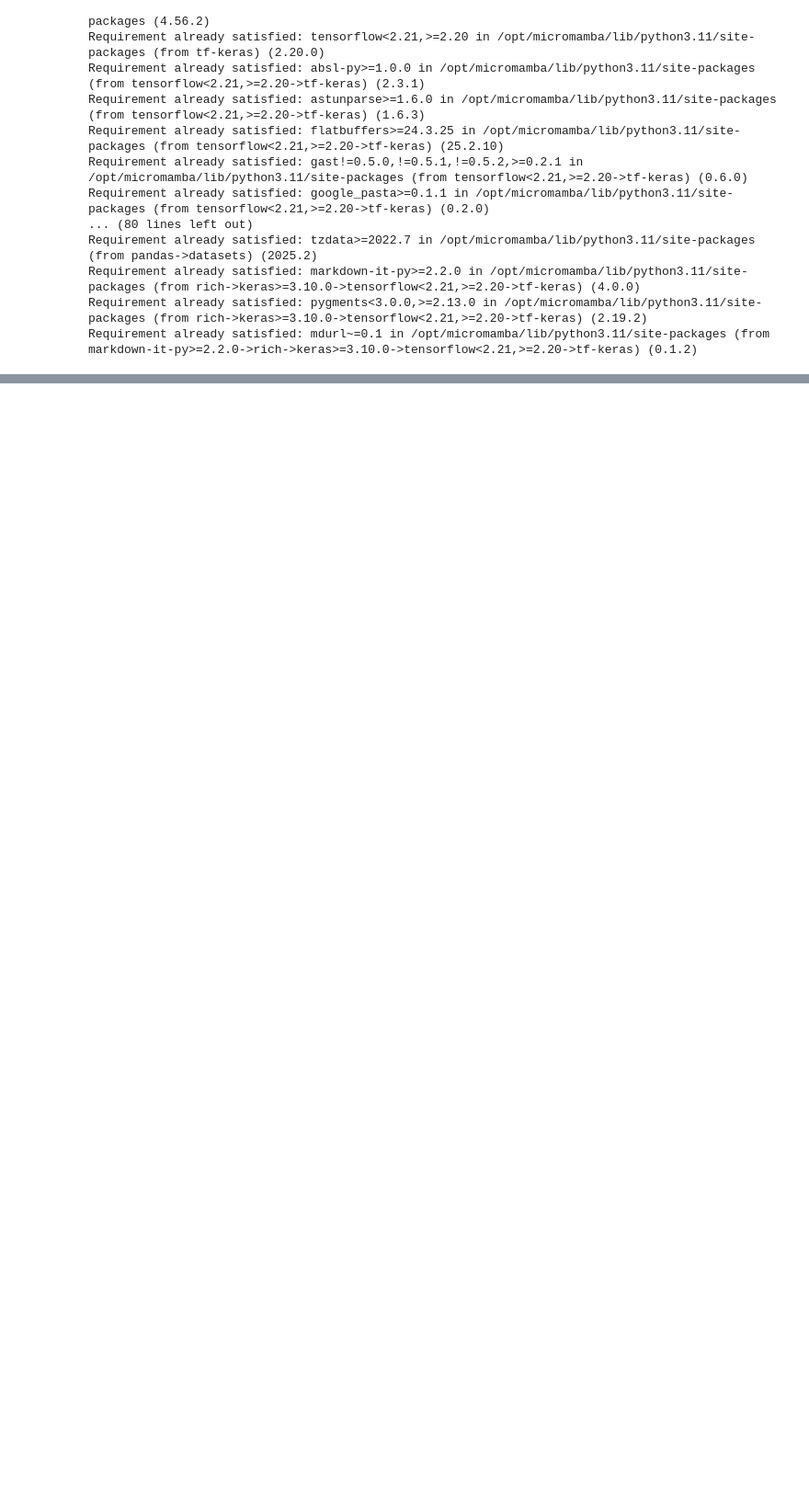
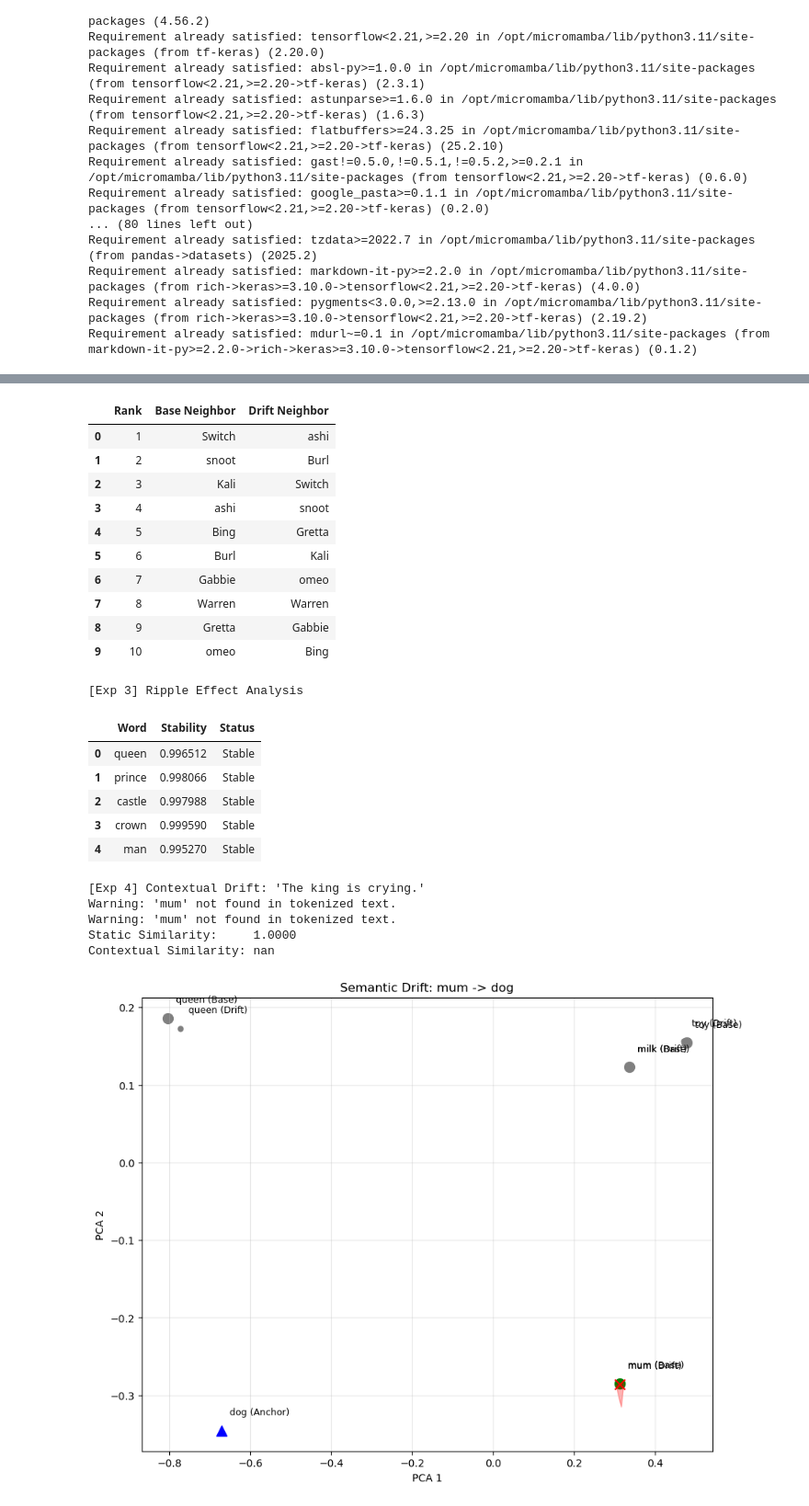
Before and after one commit to MarkusStefan/Semantic-Embedding-Evolution, a Jupyter notebook: notebooks/synthetic_semantic_drift.ipynb, the cells around one changed output, grey strips where cells are left out. Shown at 92% size. Drawn from its saved outputs; the diff is of its cells as text; code cells hidden in the pictures; blank space fills up the shorter version.

```diff
--- a/notebooks/synthetic_semantic_drift.ipynb
+++ b/notebooks/synthetic_semantic_drift.ipynb
@@ -299,0 +316,17 @@ def plot_loss(history: List[Dict]) -> None:
+# %%
+def get_word_support(dataset: Dataset, word: str) -> Dataset:
+    """
+    Filters the dataset to only include samples containing the specified word.
+    """
+    pattern = re.compile(rf'\b{re.escape(word)}\b', re.IGNORECASE)
+
+    def contains_word(example):
+        return bool(pattern.search(example['text']))
+
+    filtered_dataset = dataset.filter(contains_word, num_proc=4)
+    return len(filtered_dataset)
+
+
+query_words = ['mum', 'king', 'dog', 'person', 'girl', 'balloon', 'stone']
+for query_word in query_words:
+    print(f"count of '{query_word}' in dataset:", get_word_support(dataset, query_word))
@@ -458,0 +1611,34 @@ Starting training (1 epochs)...
+# %%
+# Initialize Analyzer
+OUTPUT_DIR = LOCAL_DIR / "analysis"
+OUTPUT_DIR.mkdir(exist_ok=True)
+
+analyzer = DriftAnalyzer(BASE_MODEL_DIR, DRIFT_MODEL_DIR)
+
+# 1. Vector Drift
+df_vector = analyzer.experiment_vector_drift(TARGET_WORD, CONCEPT_SOURCE)
+display(df_vector)
+
+# 2. Semantic Forgetting
+# Original context: "The king sat on his..." -> Expect "throne"
+# df_forget = analyzer.experiment_semantic_forgetting("The king sat on his", "throne")
+df_forget = analyzer.experiment_semantic_forgetting("The little girl is", "person")
+display(df_forget)
+
+# 3. Neighborhood Shift (NEW)
+# See how the neighbors change from royal words to baby words
+df_neighborhood = analyzer.experiment_neighborhood_shift(TARGET_WORD, k=10)
+display(df_neighborhood)
+
+# 4. Ripple Effect
+# Check if related words moved
+neighbors = ["queen", "prince", "castle", "crown", "man"]
+df_ripple = analyzer.experiment_ripple_effect(neighbors)
+display(df_ripple)
+
+# 5. Contextual Drift
+analyzer.experiment_contextual_drift("The king is crying.", TARGET_WORD)
+
+# 6. Visualization
+analyzer.visualize(TARGET_WORD, CONCEPT_SOURCE, ["queen", "milk", "toy"], OUTPUT_DIR / "drift_plot.png")
+# %% [output]
@@ -458,0 +1657,24 @@ Starting training (1 epochs)...
+|  | Rank | Base Neighbor | Drift Neighbor |
+| 0 | 1 | Switch | ashi |
+| 1 | 2 | snoot | Burl |
+| 2 | 3 | Kali | Switch |
+| 3 | 4 | ashi | snoot |
+| 4 | 5 | Bing | Gretta |
+| 5 | 6 | Burl | Kali |
+| 6 | 7 | Gabbie | omeo |
+| 7 | 8 | Warren | Warren |
+| 8 | 9 | Gretta | Gabbie |
+| 9 | 10 | omeo | Bing |
+[Exp 3] Ripple Effect Analysis
+|  | Word | Stability | Status |
+| 0 | queen | 0.996512 | Stable |
+| 1 | prince | 0.998066 | Stable |
+| 2 | castle | 0.997988 | Stable |
+| 3 | crown | 0.999590 | Stable |
+| 4 | man | 0.995270 | Stable |
+[Exp 4] Contextual Drift: 'The king is crying.'
+Warning: 'mum' not found in tokenized text.
+Warning: 'mum' not found in tokenized text.
+Static Similarity:     1.0000
+Contextual Similarity: nan
+[figure, added]
```
Also changed, not shown: parts of 31 cells of this notebook, 3 other files.
